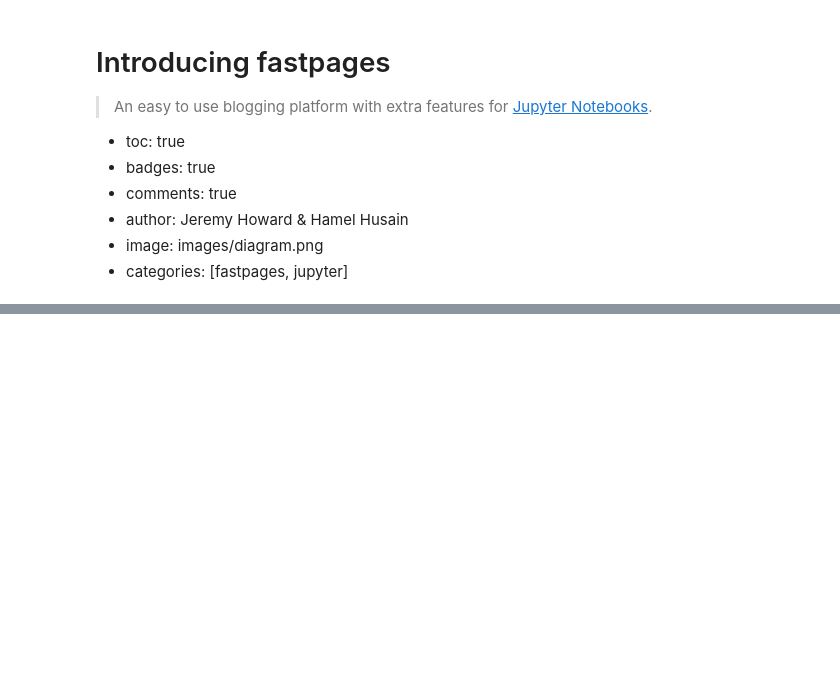
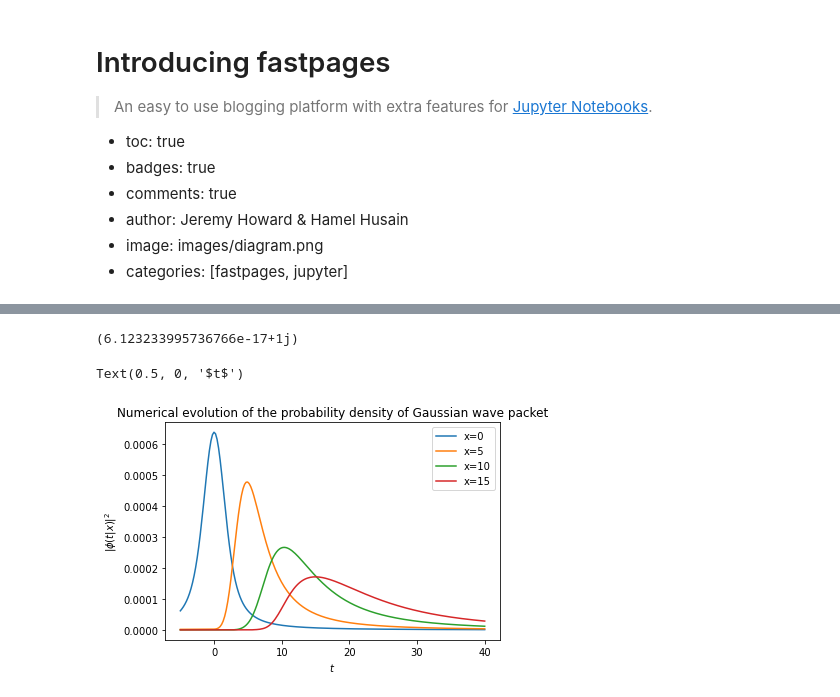
Before and after one commit to REsteche/REsteche_blog, a Jupyter notebook: _notebooks/2020-02-21-introducing-fastpages.ipynb, the cells around one changed output, grey strips where cells are left out. Saved outputs shown, nothing was run; the diff lists cells and outputs as text; code cells hidden in the pictures; blank space fills up the shorter version.

```diff
--- a/_notebooks/2020-02-21-introducing-fastpages.ipynb
+++ b/_notebooks/2020-02-21-introducing-fastpages.ipynb
@@ -253,0 +393,7 @@ If you end up writing a blog post using fastpages, please let us know on Twitter
+# %%
+#arrays/initial conditions
+t = [0 for x in range(N)]
+t[0] = 0.2
+Vt = [0 for x in range(N)]
+phi = [0 for x in range(N)]
+phi[0] = 5
@@ -253,0 +411,5 @@ If you end up writing a blog post using fastpages, please let us know on Twitter
+# %%
+for n in range (1,N):
+    t[n] = t[n-1] + step
+    Vt[n] = -(2/t[n-1]) + (Am*(Am+1)/(t[n-1]*t[n-1]))
+    phi[n] = (2*phi[n-1]+(Vt[n-1] - E)*phi[n-1]*step*step - (1-step/t[n-1])*phi[n-2])/(1+step/t[n-1])
@@ -253,0 +642,64 @@ If you end up writing a blog post using fastpages, please let us know on Twitter
+# %%
+def f(x):
+    return x**2
+
+print('f', x)
+# %%
+(-1) ** 0.5
+# %% [output]
+(6.123233995736766e-17+1j)
+# %%
+import quadpy
+import math as math
+from math import e
+from math import pi
+from math import sqrt
+import numpy as np
+from scipy import integrate
+import matplotlib.pyplot as plt
+import cmath
+from scipy.optimize import fmin
+
+#definindo unidade imaginária:
+i = 0 + 1j
+
+#criando a função para o plot
+def plot_results(sigma = 1, Xp = 1, m=1, P_0 = 1, hbar = 1):
+
+    #preparando a função que vai ser integrada para a integração
+    def f(x, t):
+        res = (sigma**2)/(2*pi*hbar)**(3/2)*x*e**(-(P_0 + hbar*(x**2)/(2*m))*(sigma**2)*(P_0 + hbar*(x**2)/(2*m))/(2*hbar**2))*cmath.exp((i/hbar)*x*Xp - i*(x**2)*t/(2*m*hbar))
+        return res
+    integral = np.vectorize(f)
+
+    #efetuando a integral
+    def F(t):
+        xmin = 0
+        xmax = 10
+        y,err = quadpy.quad(lambda x: integral(x,t), xmin, xmax)
+        return y
+    Fvec = np.vectorize(F)
+    """
+    def piu(x):
+        return  fmin(Fvec, 0, args=(x))
+    #print('piu', x)
+    """
+    return Fvec
+
+X0 = plot_results(1,0,1,1,1)
+X1 = plot_results(1,5,1,1,1)
+X2 = plot_results(1,10,1,1,1)
+X3 = plot_results(1,15,1,1,1)
+
+t = np.linspace(-5,40,200)
+plt.plot(t, abs(X0(t))**2, label='x=0')
+plt.plot(t, abs(X1(t))**2, label='x=5')
+plt.plot(t, abs(X2(t))**2, label='x=10')
+plt.plot(t, abs(X3(t))**2, label='x=15')
+plt.legend()
+plt.title('Numerical evolution of the probability density of Gaussian wave packet')
+plt.ylabel('$|\phi(t|x)|^2$')
+plt.xlabel('$t$')
+# %% [output]
+Text(0.5, 0, '$t$')
+[figure, added]
```
Also changed, not shown: parts of 298 cells of this notebook.
